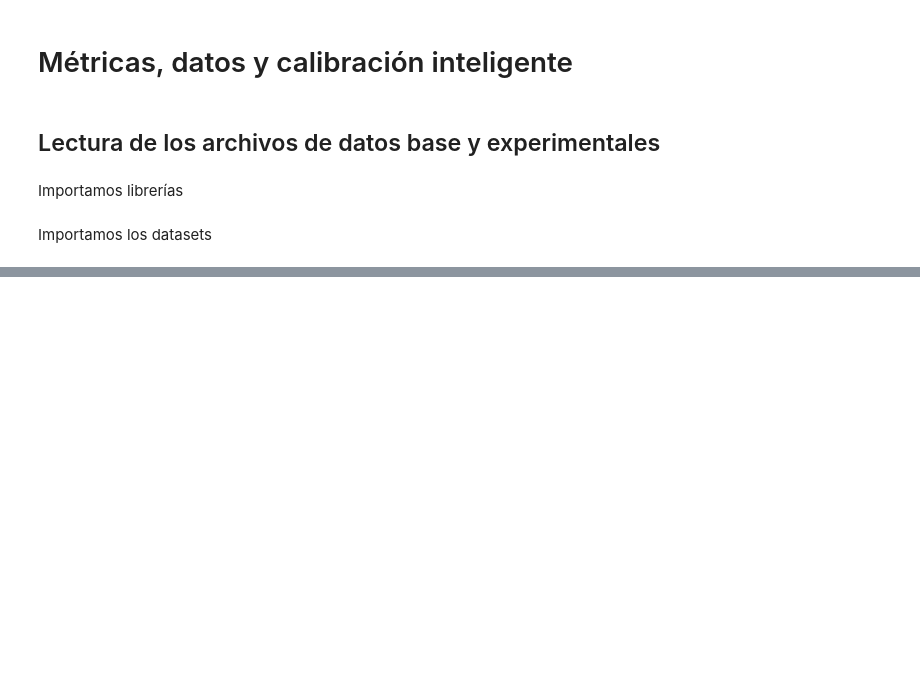
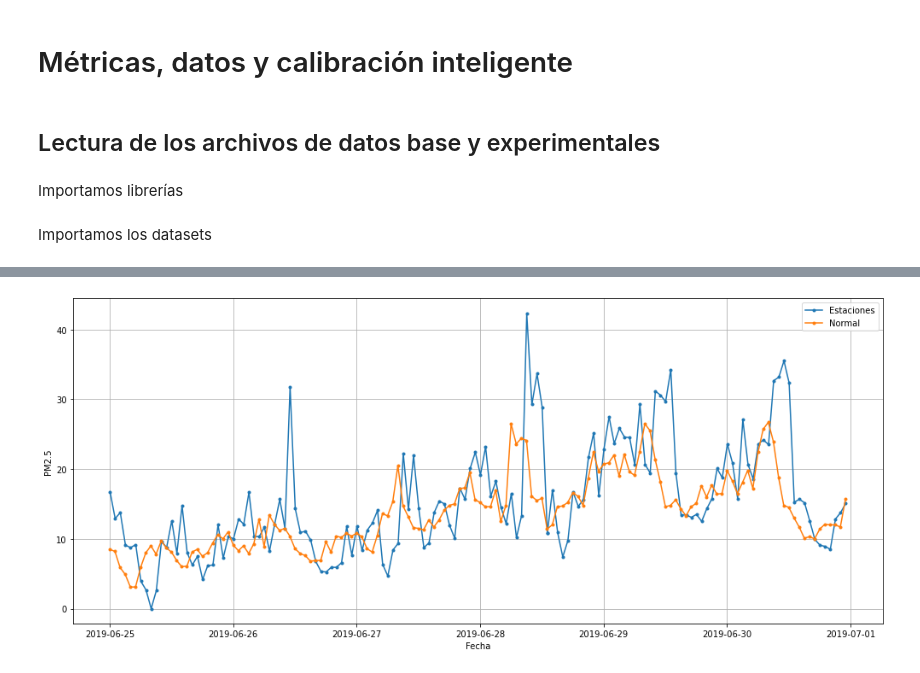
Before and after one commit to Vendetta0462/TareasCursos, a Jupyter notebook: Codigos/Calibracion_Inteligente/Calibracion_Inteligente.ipynb, the cells around one changed output, grey strips where cells are left out. Drawn from its saved outputs; the diff is of its cells as text; code cells hidden in the pictures; blank space fills up the shorter version.

```diff
--- a/Codigos/Calibracion_Inteligente/Calibracion_Inteligente.ipynb
+++ b/Codigos/Calibracion_Inteligente/Calibracion_Inteligente.ipynb
@@ -35 +28,36 @@ Fecha minima:  2018-10-01 00:00:00
+# %%
+#Importamos los diferentes datos de las estaciones segun mes
+prename = "..\..\Datos\datosSensores\mediciones_clg_normalsup_pm25_a_"
+noviembre18 = pd.read_csv(prename+"2018-11-01T00_00_00_2018-11-30T23_59_59.csv", usecols=[0,2], names=["Date", "PM25"], skiprows=1)
+diciembre18 = pd.read_csv(prename+"2018-12-01T00_00_00_2018-12-31T23_59_59.csv", usecols=[0,2], names=["Date", "PM25"], skiprows=1)
+abril19 = pd.read_csv(prename+"2019-04-01T00_00_00_2019-04-30T23_59_59.csv", usecols=[0,2], names=["Date", "PM25"], skiprows=1)
+mayo19 = pd.read_csv(prename+"2019-05-01T00_00_00_2019-05-31T23_59_59.csv", usecols=[0,2], names=["Date", "PM25"], skiprows=1)
+junio19 = pd.read_csv(prename+"2019-06-01T00_00_00_2019-06-30T23_59_59.csv", usecols=[0,2], names=["Date", "PM25"], skiprows=1)
+julio19 = pd.read_csv(prename+"2019-07-01T00_00_00_2019-07-31T23_59_59.csv", usecols=[0,2], names=["Date", "PM25"], skiprows=1)
+agosto19 = pd.read_csv(prename+"2019-08-01T00_00_00_2019-08-31T23_59_59.csv", usecols=[0,2], names=["Date", "PM25"], skiprows=1)
+
+#Convertimos PM25 a float y Date a datetime
+for i in [noviembre18, diciembre18, abril19, mayo19, junio19, julio19, agosto19]:
+    i["PM25"] = i["PM25"].astype(float)
+    i["Date"] = pd.to_datetime(i["Date"])
+
+#Ordenamos los datos por fecha de menor a mayor y unimos los datos de las estaciones
+estaciones = pd.concat([noviembre18, diciembre18, abril19, mayo19, junio19, julio19, agosto19]).sort_values(by="Date").reset_index(drop=True)
+
+#
+# %%
+estaciones_12_12 = estaciones[estaciones["Date"].dt.month == 6]
+estaciones_12_12 = estaciones_12_12[estaciones_12_12["Date"].dt.day >= 25]
+
+#Plotting data from estaciones
+plt.figure(figsize=(17,7))
+plt.plot(estaciones_12_12.Date, estaciones_12_12.PM25, ".-", label="Estaciones")
+plt.plot(normal_2018["Date"], normal_2018["PM25"], ".-", label="Normal")
+plt.legend()
+plt.xlabel("Fecha")
+plt.ylabel("PM2.5")
+plt.grid()
+plt.show()
+# %% [output]
+[figure, added]
 # %%
```
Also changed, not shown: parts of 4 cells of this notebook, 5 other files.
